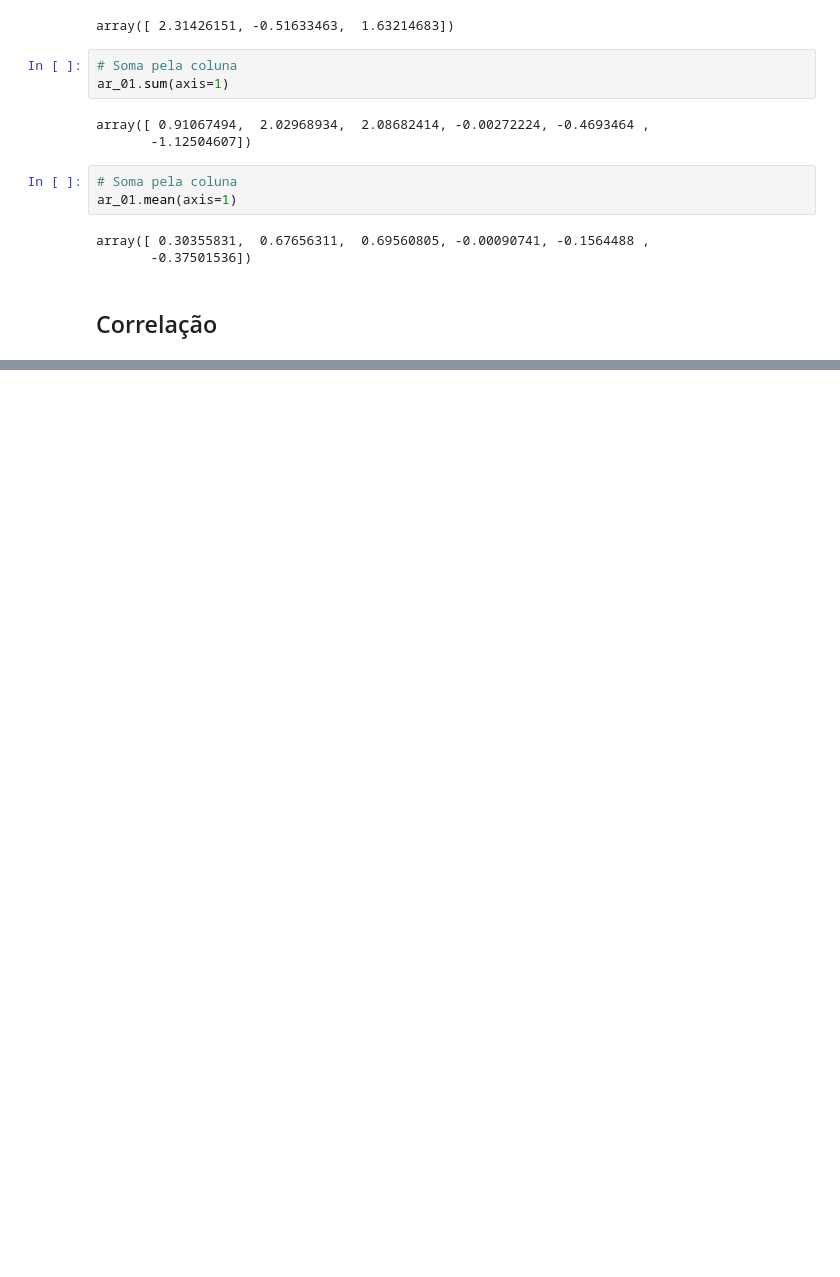
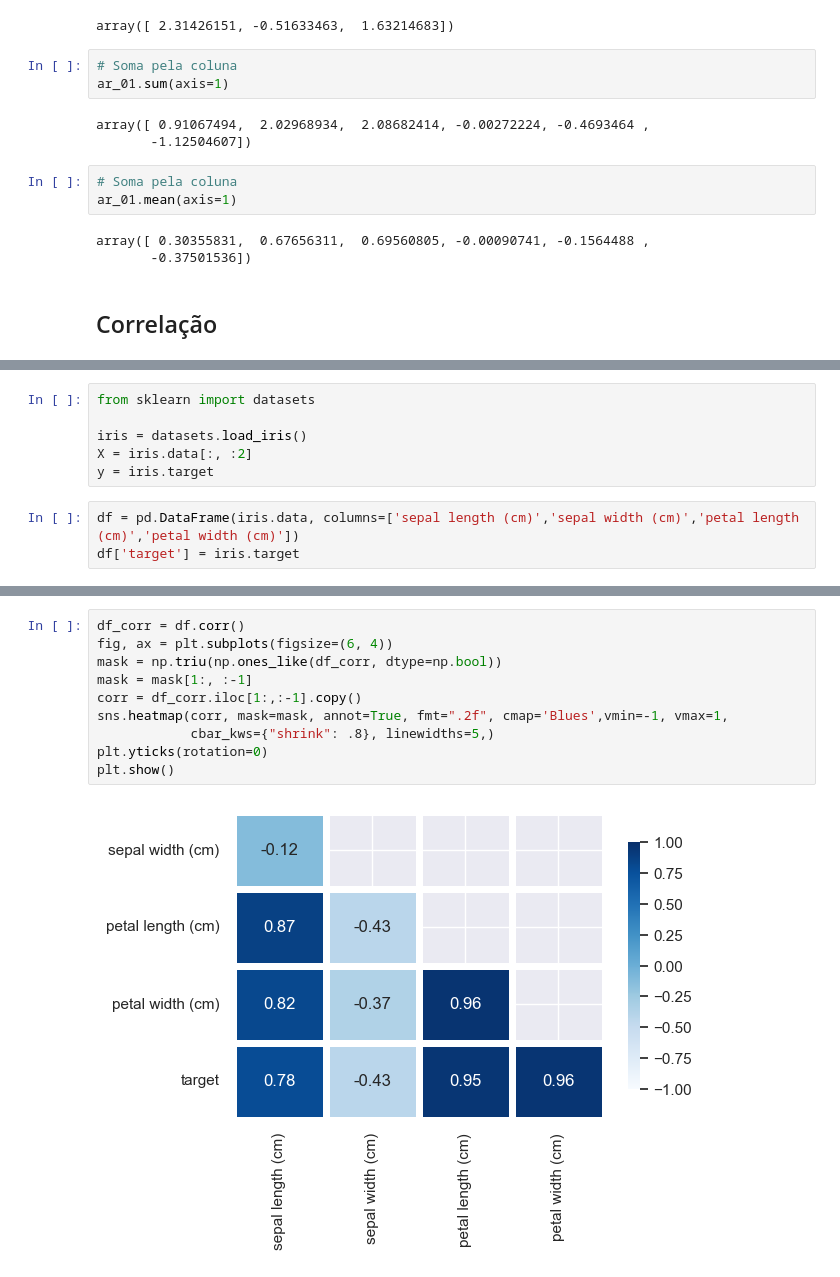
Before and after one commit to faelk8/Numpy, a Jupyter notebook: 04-Estatistica.ipynb, the cells around one changed output, grey strips where cells are left out. Cells and saved outputs as stored; diff of their text form; blank space fills up the shorter version.

```diff
--- a/04-Estatistica.ipynb
+++ b/04-Estatistica.ipynb
@@ -71,0 +86,9 @@ array([[ 1.        , -0.52066942,  0.33239365,  0.23263616,  0.96344745,
+# %%
+from sklearn import datasets
+
+iris = datasets.load_iris()
+X = iris.data[:, :2]
+y = iris.target
+# %%
+df = pd.DataFrame(iris.data, columns=['sepal length (cm)','sepal width (cm)','petal length (cm)','petal width (cm)'])
+df['target'] = iris.target
@@ -71,0 +104,12 @@ array([[ 1.        , -0.52066942,  0.33239365,  0.23263616,  0.96344745,
+# %%
+df_corr = df.corr()
+fig, ax = plt.subplots(figsize=(6, 4))
+mask = np.triu(np.ones_like(df_corr, dtype=np.bool))
+mask = mask[1:, :-1]
+corr = df_corr.iloc[1:,:-1].copy()
+sns.heatmap(corr, mask=mask, annot=True, fmt=".2f", cmap='Blues',vmin=-1, vmax=1,
+            cbar_kws={"shrink": .8}, linewidths=5,)
+plt.yticks(rotation=0)
+plt.show()
+# %% [output]
+[figure, added]
```
Also changed, not shown: parts of 18 cells of this notebook.
